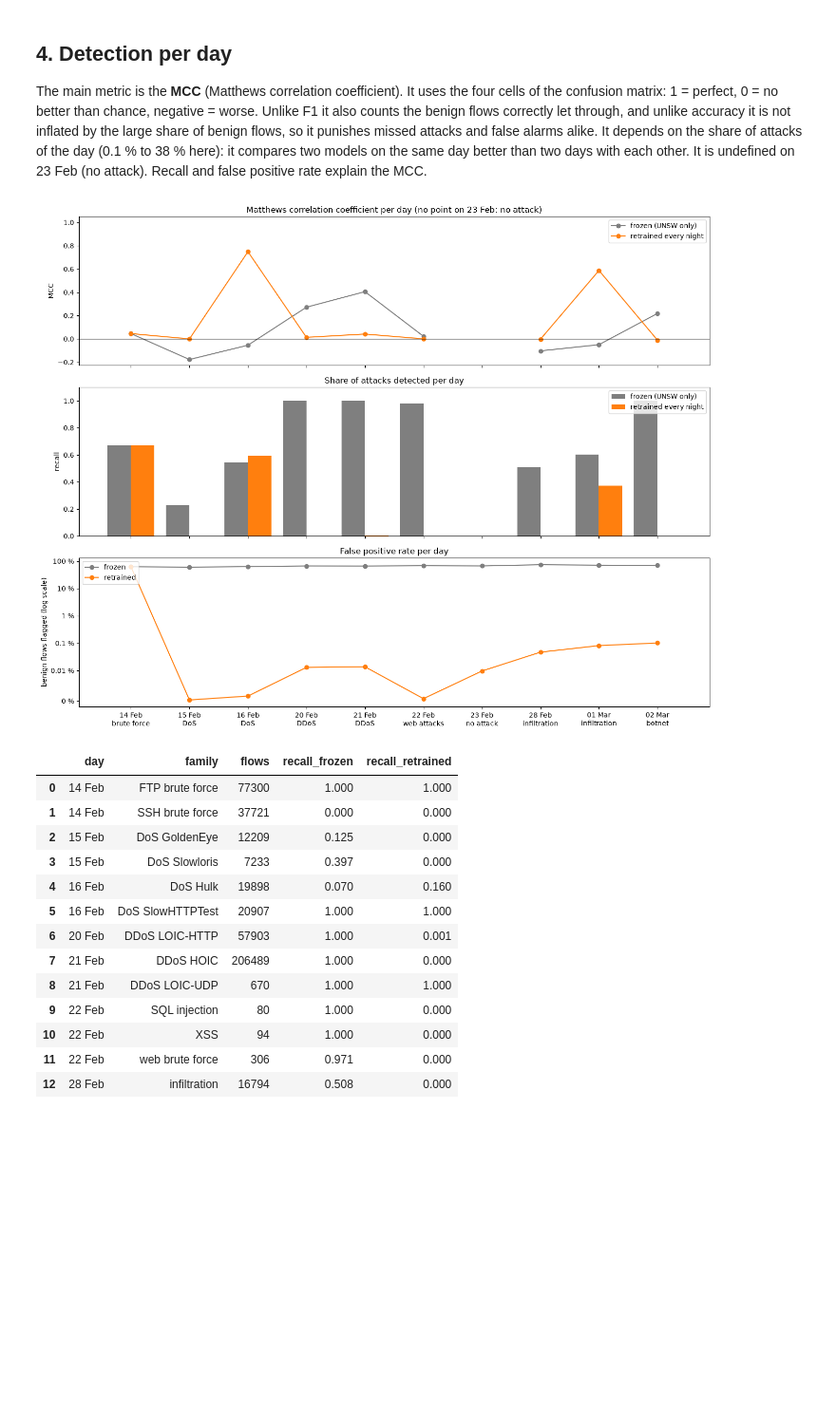
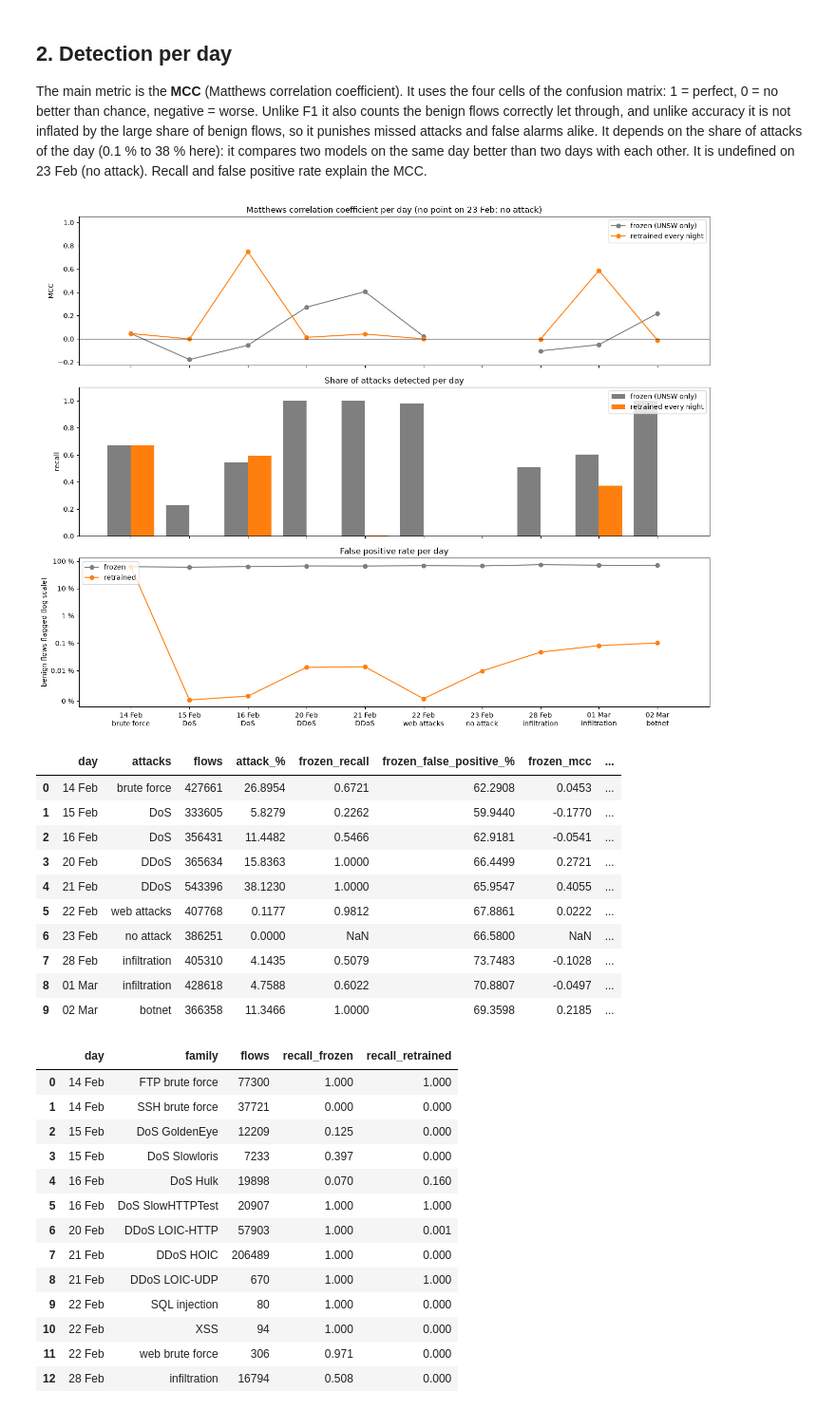
Before and after one commit to ALDHURAIBI/mlops-project-2026, a Jupyter notebook: notebooks/02_drift_cicids2018.ipynb, the cells around one changed output. Shown at 95% size. Saved outputs shown, nothing was run; the diff lists cells and outputs as text; code cells hidden in the pictures; blank space fills up the shorter version.

```diff
--- a/notebooks/02_drift_cicids2018.ipynb
+++ b/notebooks/02_drift_cicids2018.ipynb
@@ -203,5 +83,5 @@ results.assign(day=results["day"].dt.strftime("%d %b")).round(4)
 # %% [markdown]
-## 4. Detection per day
+## 2. Detection per day
 
 The main metric is the **MCC** (Matthews correlation coefficient). It uses the four cells of the confusion matrix:
 1 = perfect, 0 = no better than chance, negative = worse. Unlike F1 it also counts the benign flows correctly let
@@ -210,38 +90,50 @@ and false alarms alike. It depends on the share of attacks of the day (0.1 % to
 on the same day better than two days with each other. It is undefined on 23 Feb (no attack).
 Recall and false positive rate explain the MCC.
 # %%
-day_kind = df[df["y"] == 1].groupby("day")["family"].agg(lambda s: " + ".join(sorted({kind(f) for f in s})))
-labels = [f"{d:%d %b}\n{day_kind.get(d, 'no attack')}" for d in results["day"]]
-x = np.arange(len(results))
-
 fig, (ax0, ax1, ax2) = plt.subplots(3, 1, figsize=(14, 11), sharex=True)
 mcc_cols = ["frozen_mcc", "retrained_mcc"]
-ax0.plot(x, results["frozen_mcc"], "o-", color="tab:grey", label="frozen (UNSW only)")
-ax0.plot(x, results["retrained_mcc"], "o-", color="tab:orange", label="retrained every night")
+ax0.plot(x, days["frozen_mcc"], "o-", color="tab:grey", label="frozen (UNSW only)")
+ax0.plot(x, days["retrained_mcc"], "o-", color="tab:orange", label="retrained every night")
 ax0.axhline(0, color="black", lw=0.8)
-ax0.set_ylim(min(0, results[mcc_cols].min().min()) - 0.05, 1.05)
+ax0.set_ylim(min(0, days[mcc_cols].min().min()) - 0.05, 1.05)
 ax0.set_ylabel("MCC")
 ax0.set_title("Matthews correlation coefficient per day (no point on 23 Feb: no attack)")
 ax0.legend(loc="upper right")
-ax1.bar(x - 0.2, results["frozen_recall"], 0.4, label="frozen (UNSW only)", color="tab:grey")
-ax1.bar(x + 0.2, results["retrained_recall"], 0.4, label="retrained every night", color="tab:orange")
+
+ax1.bar(x - 0.2, days["frozen_recall"], 0.4, label="frozen (UNSW only)", color="tab:grey")
+ax1.bar(x + 0.2, days["retrained_recall"], 0.4, label="retrained every night", color="tab:orange")
 ax1.set_ylim(0, 1.1)
 ax1.set_ylabel("recall")
 ax1.set_title("Share of attacks detected per day")
 ax1.legend(loc="upper right")
 
-ax2.plot(x, results["frozen_false_positive_%"], "o-", color="tab:grey", label="frozen")
-ax2.plot(x, results["retrained_false_positive_%"], "o-", color="tab:orange", label="retrained")
+ax2.plot(x, days["frozen_false_positive_%"], "o-", color="tab:grey", label="frozen")
+ax2.plot(x, days["retrained_false_positive_%"], "o-", color="tab:orange", label="retrained")
 ax2.set_yscale("symlog", linthresh=0.01)
 ax2.yaxis.set_major_formatter(PERCENT)
 ax2.set_ylabel("benign flows flagged (log scale)")
 ax2.set_title("False positive rate per day")
 ax2.set_xticks(x, labels)
 ax2.legend(loc="upper left")
 plt.tight_layout()
 plt.show()
+
+days[["day", "attacks", "flows", "attack_%", "frozen_recall", "frozen_false_positive_%", "frozen_mcc",
+      "retrained_recall", "retrained_false_positive_%", "retrained_mcc"]].assign(
+    day=days["day"].dt.strftime("%d %b")).round(4)
 # %% [output]
 [figure]
+|  | day | attacks | flows | attack_% | frozen_recall | frozen_false_positive_% | frozen_mcc | ... |
+| 0 | 14 Feb | brute force | 427661 | 26.8954 | 0.6721 | 62.2908 | 0.0453 | ... |
+| 1 | 15 Feb | DoS | 333605 | 5.8279 | 0.2262 | 59.9440 | -0.1770 | ... |
+| 2 | 16 Feb | DoS | 356431 | 11.4482 | 0.5466 | 62.9181 | -0.0541 | ... |
+| 3 | 20 Feb | DDoS | 365634 | 15.8363 | 1.0000 | 66.4499 | 0.2721 | ... |
+| 4 | 21 Feb | DDoS | 543396 | 38.1230 | 1.0000 | 65.9547 | 0.4055 | ... |
+| 5 | 22 Feb | web attacks | 407768 | 0.1177 | 0.9812 | 67.8861 | 0.0222 | ... |
+| 6 | 23 Feb | no attack | 386251 | 0.0000 | NaN | 66.5800 | NaN | ... |
+| 7 | 28 Feb | infiltration | 405310 | 4.1435 | 0.5079 | 73.7483 | -0.1028 | ... |
+| 8 | 01 Mar | infiltration | 428618 | 4.7588 | 0.6022 | 70.8807 | -0.0497 | ... |
+| 9 | 02 Mar | botnet | 366358 | 11.3466 | 1.0000 | 69.3598 | 0.2185 | ... |
 # %%
 # Recall per attack family (the binary model never sees the family name)
 families.assign(day=families["day"].dt.strftime("%d %b")).round(3)
```
Also changed, not shown: parts of 14 cells of this notebook, 1 other file.
